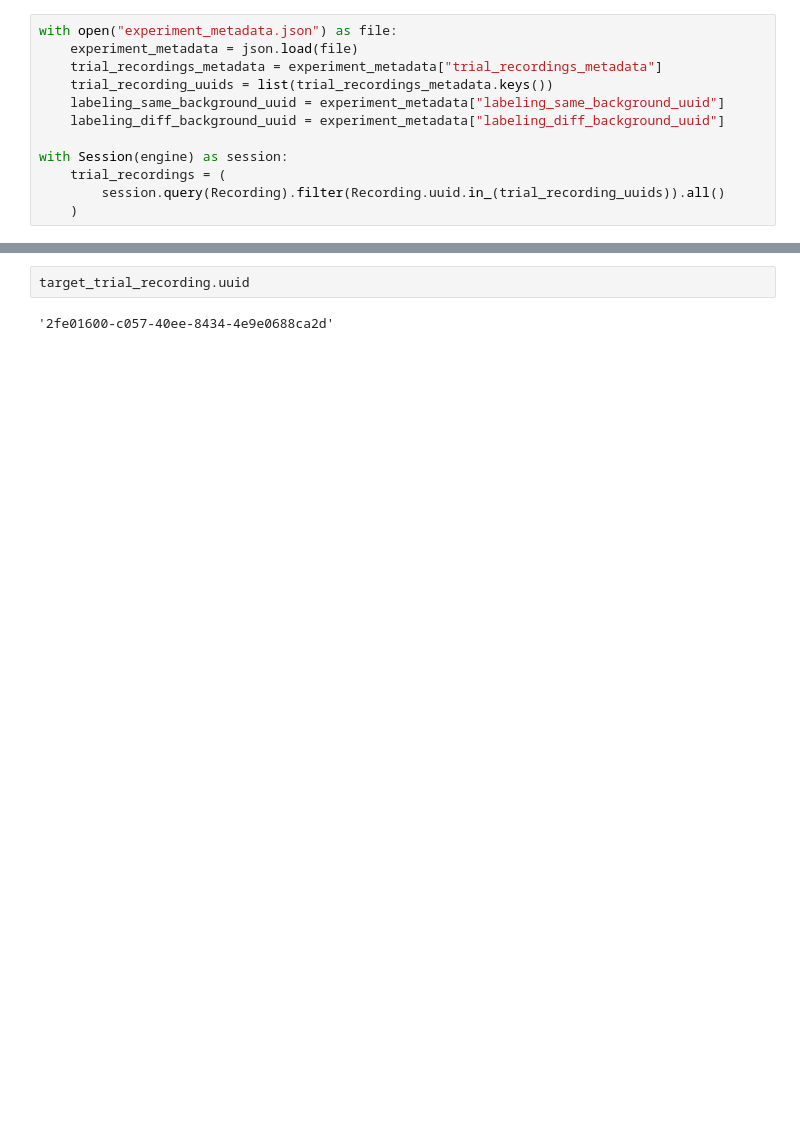
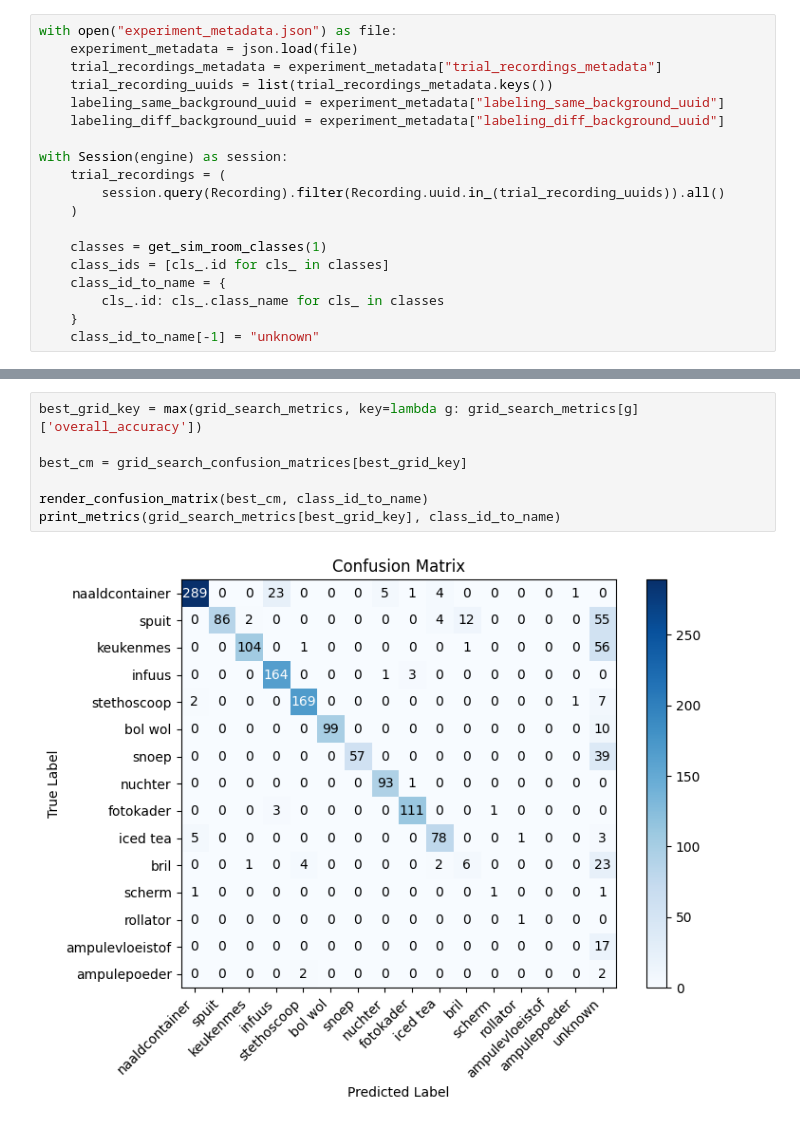
Before and after one commit to ilianbronchart/bachelorproef, a Jupyter notebook: experiments/controlled_experiment/07_interpret_grounding_datasets.ipynb, the cells around one changed output, grey strips where cells are left out. Saved outputs shown, nothing was run; the diff lists cells and outputs as text; blank space fills up the shorter version.

```diff
--- a/experiments/controlled_experiment/07_interpret_grounding_datasets.ipynb
+++ b/experiments/controlled_experiment/07_interpret_grounding_datasets.ipynb
@@ -43,6 +53,13 @@ with Session(engine) as session:
     trial_recordings = (
         session.query(Recording).filter(Recording.uuid.in_(trial_recording_uuids)).all()
     )
+
+    classes = get_sim_room_classes(1)
+    class_ids = [cls_.id for cls_ in classes]
+    class_id_to_name = {
+        cls_.id: cls_.class_name for cls_ in classes
+    }
+    class_id_to_name[-1] = "unknown"
 # %%
 GROUND_TRUTH_PATH = Path("data/ground_truth.csv")
 ground_truth_df = pd.read_csv(GROUND_TRUTH_PATH)
@@ -253,4 +479,9 @@ average_purity: 0.9341692789968652
-# %%
-target_trial_recording.uuid
-# %% [output]
-'2fe01600-c057-40ee-8434-4e9e0688ca2d'
+# %%
+best_grid_key = max(grid_search_metrics, key=lambda g: grid_search_metrics[g]['overall_accuracy'])
+
+best_cm = grid_search_confusion_matrices[best_grid_key]
+
+render_confusion_matrix(best_cm, class_id_to_name)
+print_metrics(grid_search_metrics[best_grid_key], class_id_to_name)
+# %% [output]
+[figure, added]
```
Also changed, not shown: parts of 8 cells of this notebook, 7 other files.
